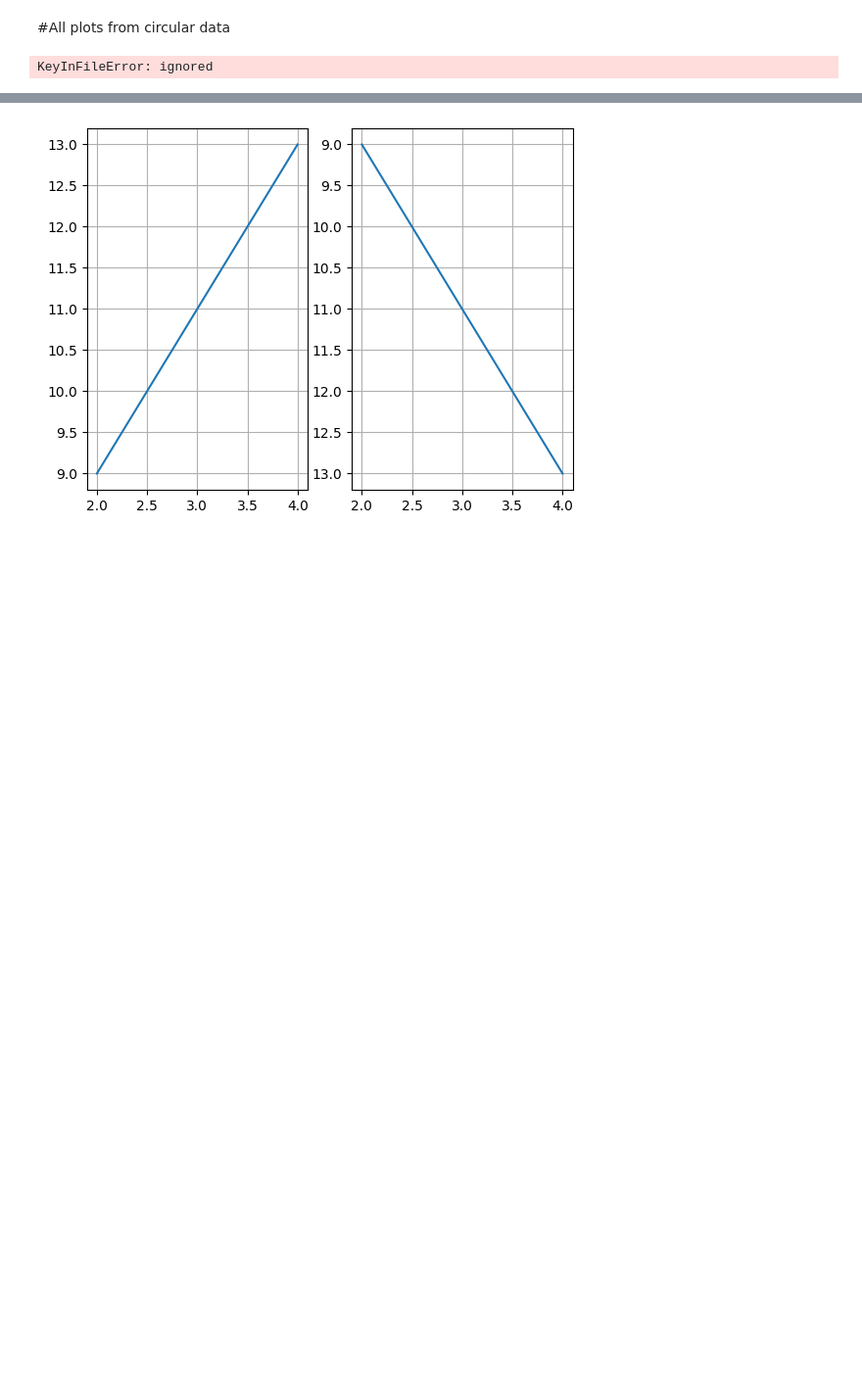
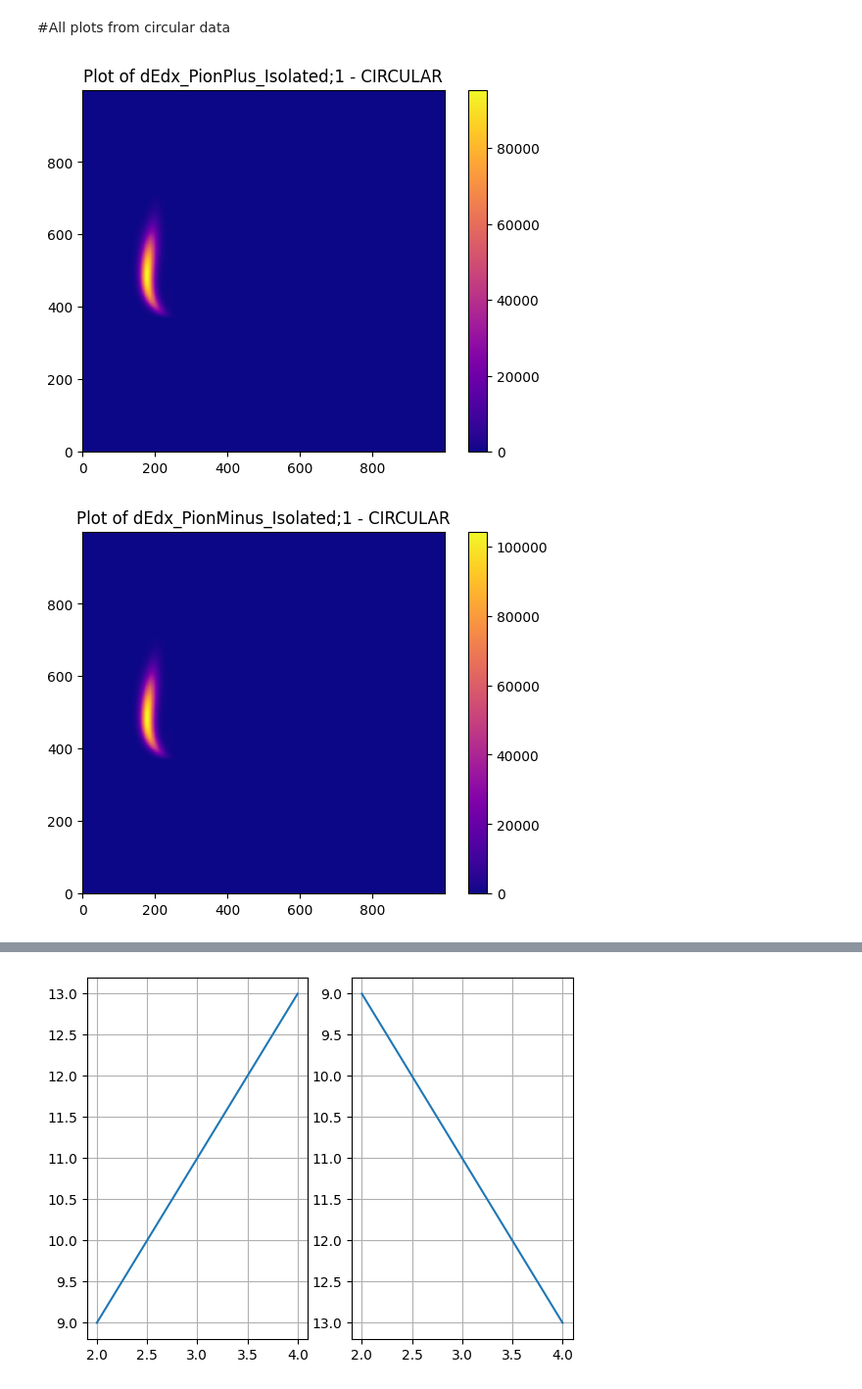
Before and after one commit to DaveStutler/G9, a Jupyter notebook: TEAM_FRIENDSHIP_PARTICLES_WOOOOO.ipynb, the cells around one changed output, grey strips where cells are left out. Shown at 98% size. Saved outputs shown, nothing was run; the diff lists cells and outputs as text; code cells hidden in the pictures; blank space fills up the shorter version.

```diff
--- a/TEAM_FRIENDSHIP_PARTICLES_WOOOOO.ipynb
+++ b/TEAM_FRIENDSHIP_PARTICLES_WOOOOO.ipynb
@@ -106,7 +106,7 @@ import pandas as pd
 import numpy
 import matplotlib.pyplot as plt
 
-root_file = uproot.open("/content/yieldHistos_7p7GeV_Pion_2022_08_31.root")
+root_file = uproot.open("/content/yieldHistos_7p7GeV_Pion_2022_08_31 (1).root")
 
 
 
@@ -114,31 +114,32 @@ tree_names = ['dEdx_PionPlus_Isolated;1', 'dEdx_PionMinus_Isolated;1', 'dEdx_Kao
 'dEdx_KaonMinus_Isolated;1',
 'dEdx_ProtonPlus_Isolated;1',
 'dEdx_ProtonMinus_Isolated;1',
 'dEdx_DeuteronPlus_Isolated;1',
 'dEdx_DeuteronMinus_Isolated;1',
 'dEdx_TritonPlus_Isolated;1',
 'dEdx_TritonMinus_Isolated;1',
 'dEdx_HelionPlus_Isolated;1',
 'dEdx_HelionMinus_Isolated;1',
 'dEdx_AlphaPlus_Isolated;1',
 'dEdx_AlphaMinus_Isolated;1']
 
 
 mydict = {}
 
 
 
 for tree_name in tree_names:
     mydict[tree_name] = [root_file[tree_name].values()]
     plt.imshow(mydict[tree_name][0], cmap='plasma', interpolation='nearest')
     plt.colorbar()
     plt.title(f"Plot of {tree_name} - CIRCULAR")
     plt.gca().invert_yaxis()
     plt.show()
 circular_df = pd.DataFrame(mydict)
 
 # one hot encoding
 circular_df['linear'] = 0
 circular_df['circular'] = 1
 # %% [output]
-KeyInFileError: ignored
+[figure, added]
+[figure, added]
```
Also changed, not shown: parts of 2 cells of this notebook.
